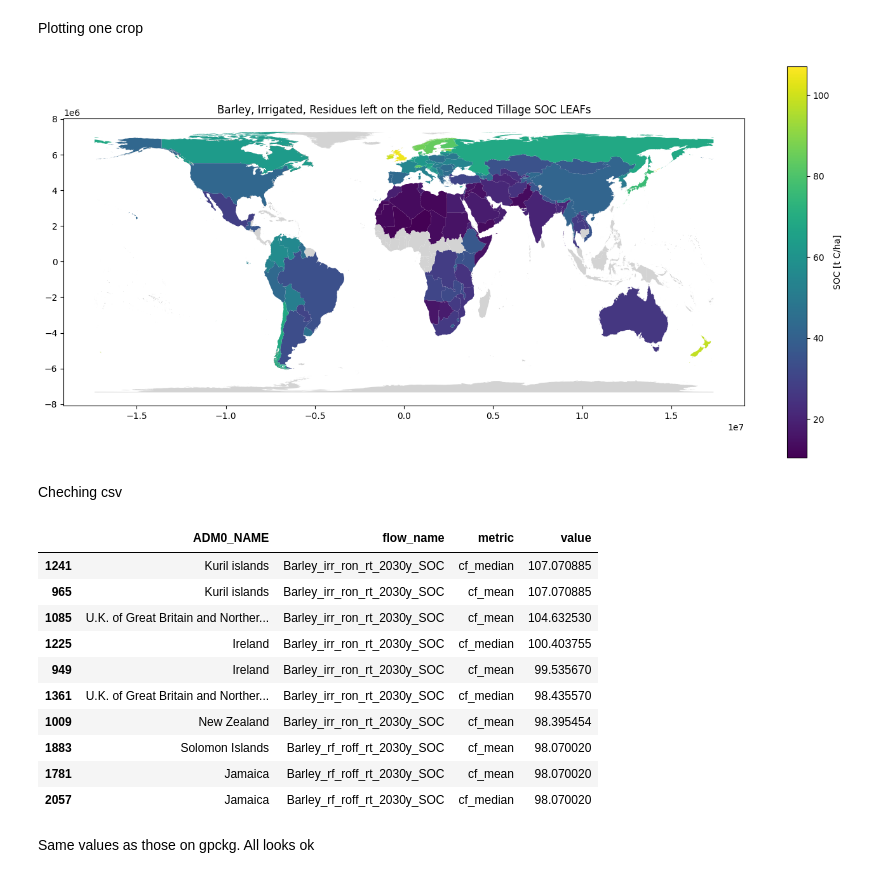
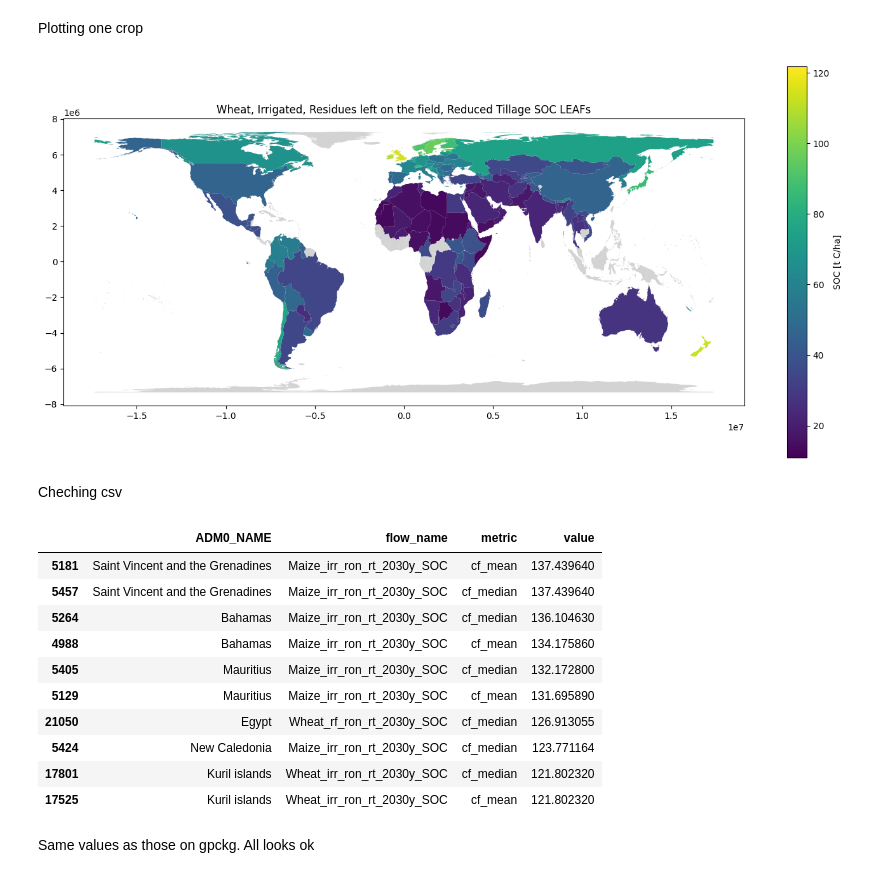
Before and after one commit to cloyolaangosto/SBTN_Test, a Jupyter notebook: documentation/SOC_LEAFs_ReducedTillage.ipynb, the cells around one changed output. Saved outputs shown, nothing was run; the diff lists cells and outputs as text; code cells hidden in the pictures.

Commit message:
rerun soc country averages, updated crop land use files inventory

```diff
--- a/documentation/SOC_LEAFs_ReducedTillage.ipynb
+++ b/documentation/SOC_LEAFs_ReducedTillage.ipynb
@@ -337,7 +339,7 @@ gpkg_path, df_results = mc.build_cfs_gpkg_from_rasters(
     calc_kwargs=calc_kwargs,     # Chooses the raster band. Due to outliers in crops, setting it to windsorize, replacing all values outside 1, 99 percentiles with those values.
     reset_gpkg=True,
     run_test=False,
-    max_workers=3                        # Use run test to run the first 3 files
+    max_workers=4
 )
 
 print(f"Wrote {df_results.shape[0]} rows into {gpkg_path}")
@@ -383,35 +390,35 @@ gdf_test = gdf_test_geometries.merge(gdf_test_values.drop(columns="_source_file"
 # %% [markdown]
 Plotting one crop
 # %%
-country_leafs_check = gdf_test[gdf_test["flow_name"]=="Barley_irr_ron_rt_2030y_SOC"]
+country_leafs_check = gdf_test[gdf_test["flow_name"]=="Wheat_irr_ron_rt_2030y_SOC"]
 # %%
 fig, ax = plt.subplots(figsize=(14, 8))
 country_leafs_check.plot(column="cf", ax=ax, cmap="viridis",
            legend=True,
            legend_kwds={"label": "SOC [t C/ha]", "shrink": 0.8},
            missing_kwds={"color": "lightgrey", "label": "No value"})
 
-ax.set_title("Barley, Irrigated, Residues left on the field, Reduced Tillage SOC LEAFs")
+ax.set_title("Wheat, Irrigated, Residues left on the field, Reduced Tillage SOC LEAFs")
 plt.tight_layout()
 plt.show()
 # %% [output]
-[figure, old version]
+[figure, new version]
 # %% [markdown]
 Cheching csv
 # %%
 df_results.sort_values(by="value", ascending=False).head(10)
 # %% [output]
 |  | ADM0_NAME | flow_name | metric | value |
-| 1241 | Kuril islands | Barley_irr_ron_rt_2030y_SOC | cf_median | 107.070885 |
-| 965 | Kuril islands | Barley_irr_ron_rt_2030y_SOC | cf_mean | 107.070885 |
-| 1085 | U.K. of Great Britain and Norther... | Barley_irr_ron_rt_2030y_SOC | cf_mean | 104.632530 |
-| 1225 | Ireland | Barley_irr_ron_rt_2030y_SOC | cf_median | 100.403755 |
-| 949 | Ireland | Barley_irr_ron_rt_2030y_SOC | cf_mean | 99.535670 |
-| 1361 | U.K. of Great Britain and Norther... | Barley_irr_ron_rt_2030y_SOC | cf_median | 98.435570 |
-| 1009 | New Zealand | Barley_irr_ron_rt_2030y_SOC | cf_mean | 98.395454 |
-| 1883 | Solomon Islands | Barley_rf_roff_rt_2030y_SOC | cf_mean | 98.070020 |
-| 1781 | Jamaica | Barley_rf_roff_rt_2030y_SOC | cf_mean | 98.070020 |
-| 2057 | Jamaica | Barley_rf_roff_rt_2030y_SOC | cf_median | 98.070020 |
+| 5181 | Saint Vincent and the Grenadines | Maize_irr_ron_rt_2030y_SOC | cf_mean | 137.439640 |
+| 5457 | Saint Vincent and the Grenadines | Maize_irr_ron_rt_2030y_SOC | cf_median | 137.439640 |
+| 5264 | Bahamas | Maize_irr_ron_rt_2030y_SOC | cf_median | 136.104630 |
+| 4988 | Bahamas | Maize_irr_ron_rt_2030y_SOC | cf_mean | 134.175860 |
+| 5405 | Mauritius | Maize_irr_ron_rt_2030y_SOC | cf_median | 132.172800 |
+| 5129 | Mauritius | Maize_irr_ron_rt_2030y_SOC | cf_mean | 131.695890 |
+| 21050 | Egypt | Wheat_rf_ron_rt_2030y_SOC | cf_median | 126.913055 |
+| 5424 | New Caledonia | Maize_irr_ron_rt_2030y_SOC | cf_median | 123.771164 |
+| 17801 | Kuril islands | Wheat_irr_ron_rt_2030y_SOC | cf_median | 121.802320 |
+| 17525 | Kuril islands | Wheat_irr_ron_rt_2030y_SOC | cf_mean | 121.802320 |
 # %% [markdown]
 Same values as those on gpckg. All looks ok
 # %% [markdown]
```
Also changed, not shown: parts of 4 cells of this notebook, 5 other files.
